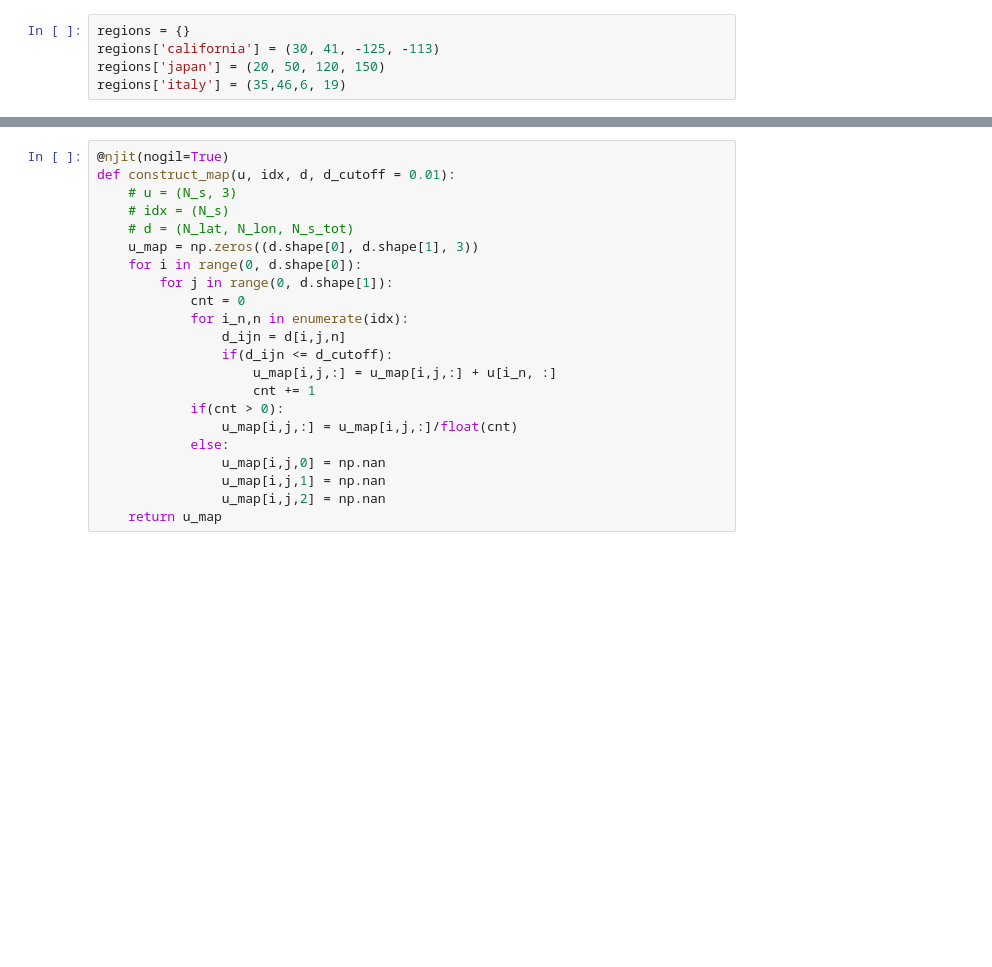
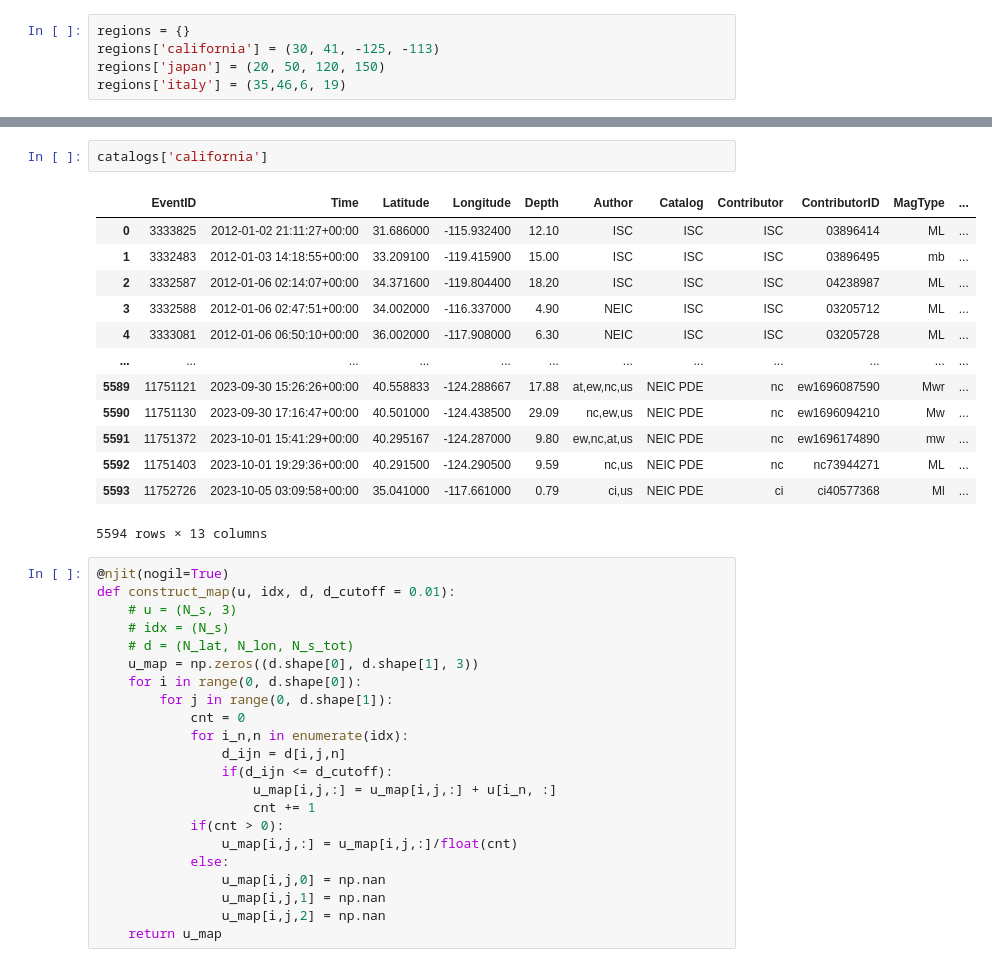
Before and after one commit to vicioms/quake_utils, a Jupyter notebook: dataset_maker_ale.ipynb, the cells around one changed output, grey strips where cells are left out. Drawn from its saved outputs; the diff is of its cells as text; blank space fills up the shorter version.

```diff
--- a/dataset_maker_ale.ipynb
+++ b/dataset_maker_ale.ipynb
@@ -60,3 +100,19 @@ for name, region in regions.items():
+# %%
+catalogs['california']
+# %% [output]
+|  | EventID | Time | Latitude | Longitude | Depth | Author | Catalog | Contributor | ContributorID | MagType | ... |
+| 0 | 3333825 | 2012-01-02 21:11:27+00:00 | 31.686000 | -115.932400 | 12.10 | ISC | ISC | ISC | 03896414 | ML | ... |
+| 1 | 3332483 | 2012-01-03 14:18:55+00:00 | 33.209100 | -119.415900 | 15.00 | ISC | ISC | ISC | 03896495 | mb | ... |
+| 2 | 3332587 | 2012-01-06 02:14:07+00:00 | 34.371600 | -119.804400 | 18.20 | ISC | ISC | ISC | 04238987 | ML | ... |
+| 3 | 3332588 | 2012-01-06 02:47:51+00:00 | 34.002000 | -116.337000 | 4.90 | NEIC | ISC | ISC | 03205712 | ML | ... |
+| 4 | 3333081 | 2012-01-06 06:50:10+00:00 | 36.002000 | -117.908000 | 6.30 | NEIC | ISC | ISC | 03205728 | ML | ... |
+| ... | ... | ... | ... | ... | ... | ... | ... | ... | ... | ... | ... |
+| 5589 | 11751121 | 2023-09-30 15:26:26+00:00 | 40.558833 | -124.288667 | 17.88 | at,ew,nc,us | NEIC PDE | nc | ew1696087590 | Mwr | ... |
+| 5590 | 11751130 | 2023-09-30 17:16:47+00:00 | 40.501000 | -124.438500 | 29.09 | nc,ew,us | NEIC PDE | nc | ew1696094210 | Mw | ... |
+| 5591 | 11751372 | 2023-10-01 15:41:29+00:00 | 40.295167 | -124.287000 | 9.80 | ew,nc,at,us | NEIC PDE | nc | ew1696174890 | mw | ... |
+| 5592 | 11751403 | 2023-10-01 19:29:36+00:00 | 40.291500 | -124.290500 | 9.59 | nc,us | NEIC PDE | nc | nc73944271 | ML | ... |
+| 5593 | 11752726 | 2023-10-05 03:09:58+00:00 | 35.041000 | -117.661000 | 0.79 | ci,us | NEIC PDE | ci | ci40577368 | Ml | ... |
+5594 rows × 13 columns
 # %%
 @njit(nogil=True)
 def construct_map(u, idx, d, d_cutoff = 0.01):
```
Also changed, not shown: parts of 6 cells of this notebook.
